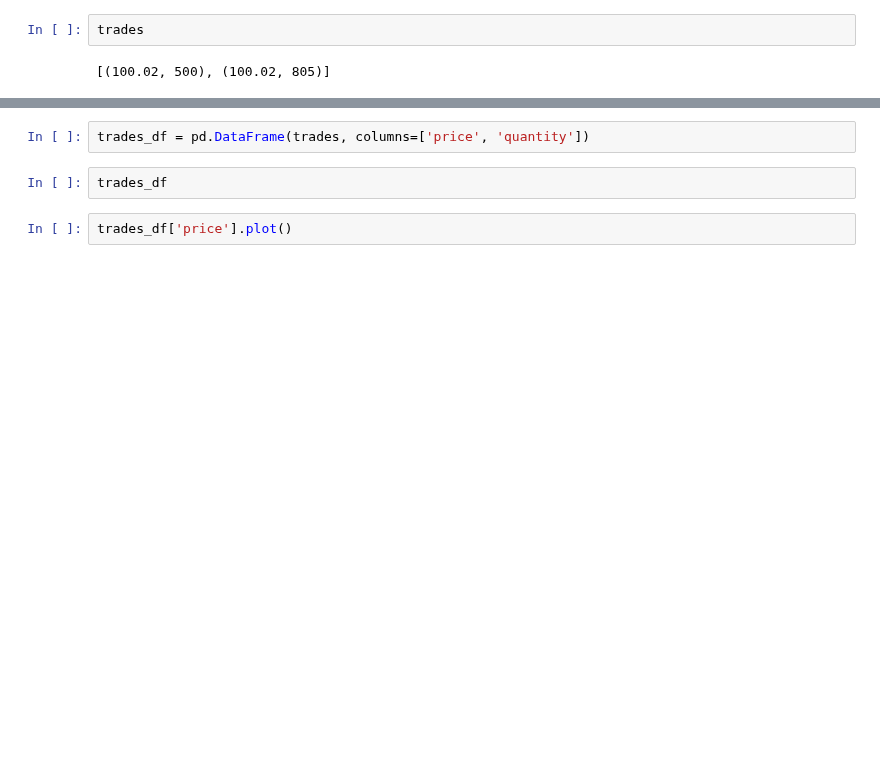
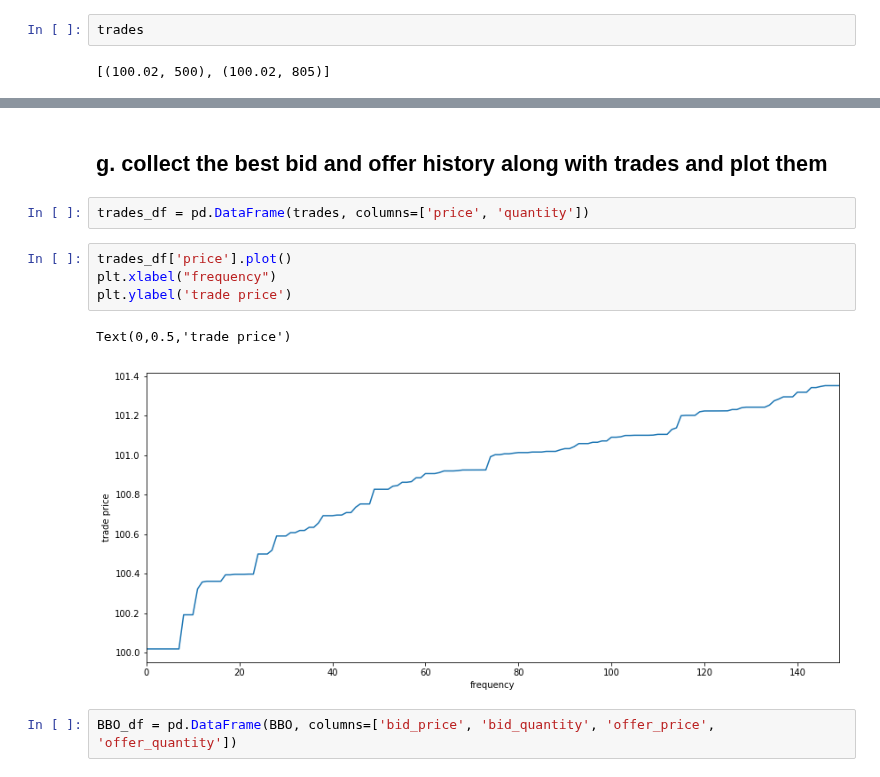
Before and after one commit to franklili3/Python-for-Finance-Engineering, a Jupyter notebook: homework1/OrderBookSimulator.ipynb, the cells around one changed output, grey strips where cells are left out. Saved outputs shown, nothing was run; the diff lists cells and outputs as text; blank space fills up the shorter version.

Commit message:
collect and plot the best bid price, offer price and trade price

```diff
--- a/homework1/OrderBookSimulator.ipynb
+++ b/homework1/OrderBookSimulator.ipynb
@@ -114,6 +81,13 @@ show_book()
+# %% [markdown]
+## g. collect the best bid and offer history along with trades and plot them
 # %%
 trades_df = pd.DataFrame(trades, columns=['price', 'quantity'])
-# %%
-trades_df
 # %%
 trades_df['price'].plot()
+plt.xlabel("frequency")
+plt.ylabel('trade price')
+# %% [output]
+Text(0,0.5,'trade price')
+[figure, added]
+# %%
+BBO_df = pd.DataFrame(BBO, columns=['bid_price', 'bid_quantity', 'offer_price', 'offer_quantity'])
```
Also changed, not shown: parts of 16 cells of this notebook, 1 other file.
